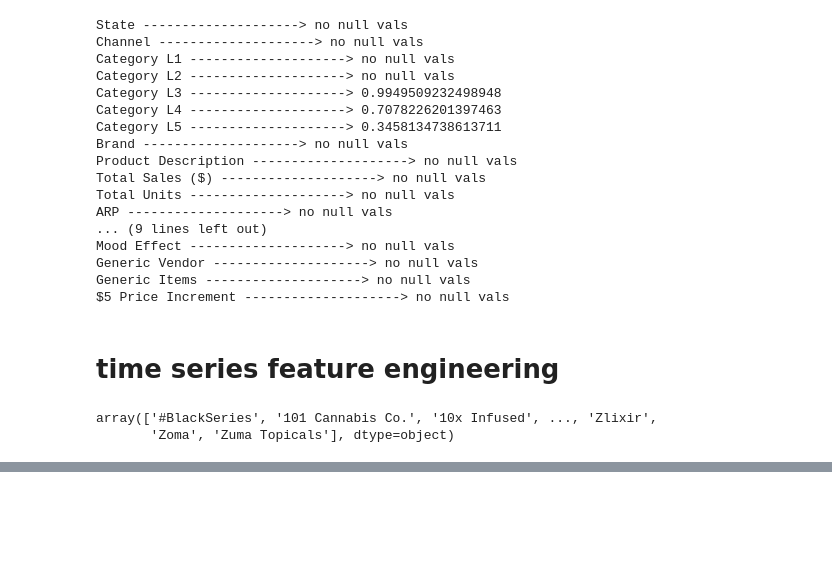
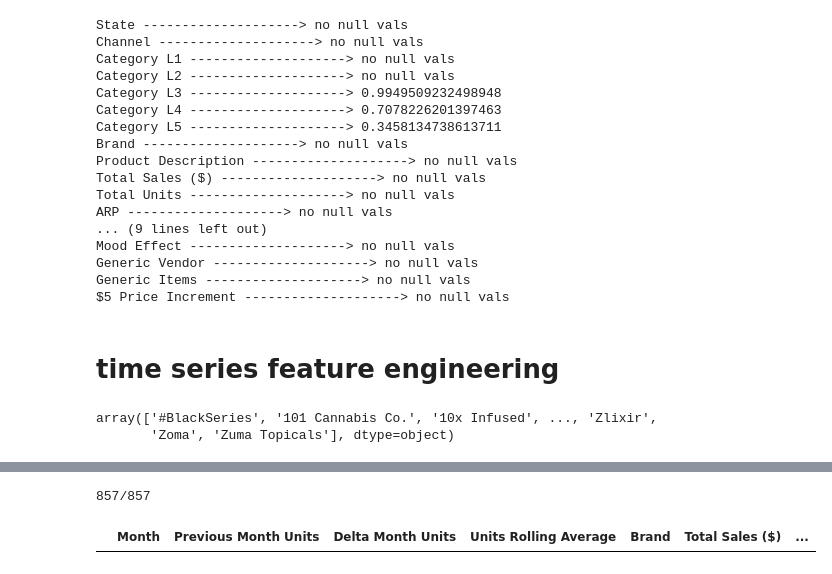
Before and after one commit to randallwc/CSM148.3, a Jupyter notebook: proj3W.ipynb, the cells around one changed output, grey strips where cells are left out. Saved outputs shown, nothing was run; the diff lists cells and outputs as text; code cells hidden in the pictures; blank space fills up the shorter version.

```diff
--- a/proj3W.ipynb
+++ b/proj3W.ipynb
@@ -335,0 +498,16 @@ ValueError: No objects to concatenate
+# %%
+# impute the nans with median values
+brands = list(featureEngineeredDf['Brand'].unique())
+l = len(brands)
+for i, brand in enumerate(brands):
+    print(f'{i}/{l-1}',end='\r')
+    for column in featureEngineeredDf.columns[featureEngineeredDf.isna().any()].tolist():
+        median = featureEngineeredDf.loc[featureEngineeredDf.Brand==brand,column].median()
+        featureEngineeredDf.loc[featureEngineeredDf['Brand'] == brand, column] = featureEngineeredDf.loc[featureEngineeredDf['Brand'] == brand,column].fillna(value = median)
+# %% [output]
+857/857
+# %%
+# make sure there are no nulls
+featureEngineeredDf[featureEngineeredDf.isna().any(axis=1)].head()
+# %% [output]
+|  | Month | Previous Month Units | Delta Month Units | Units Rolling Average | Brand | Total Sales ($) | ... |
```
Also changed, not shown: parts of 45 cells of this notebook.
